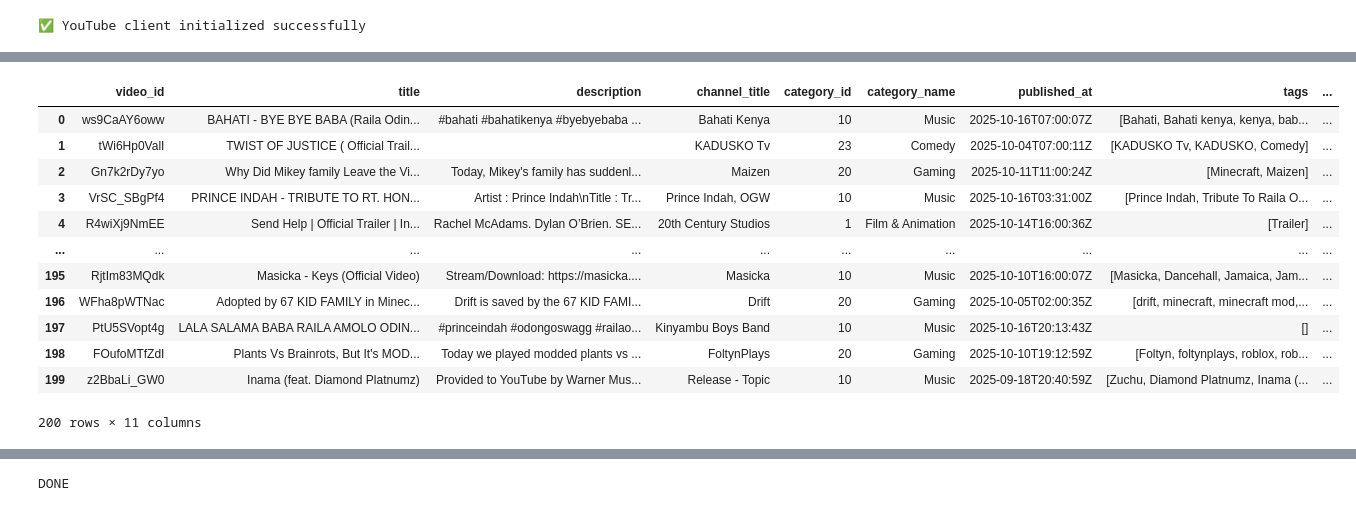
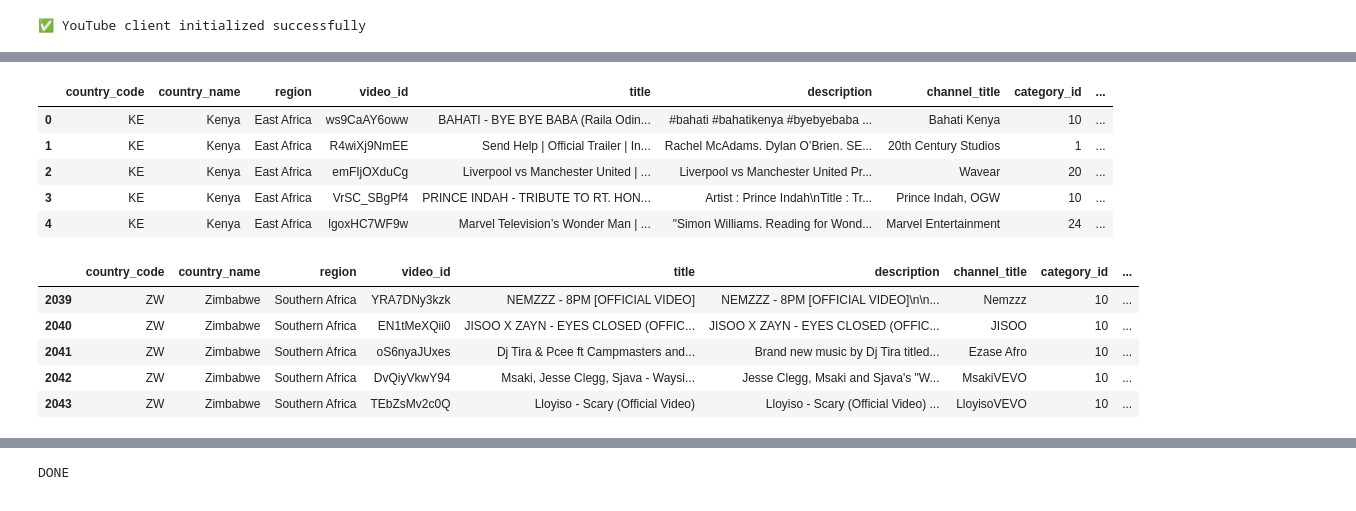
Before and after one commit to adrianjuliusaluoch/Market-Prices, a Jupyter notebook: youtube_trends.ipynb, the cells around one changed output, grey strips where cells are left out. Saved outputs shown, nothing was run; the diff lists cells and outputs as text; code cells hidden in the pictures.

```diff
--- a/youtube_trends.ipynb
+++ b/youtube_trends.ipynb
@@ -150,19 +154,21 @@ memory usage: 17.3+ KB
 # %%
-bigdata
+bigdata.head()
 # %% [output]
-|  | video_id | title | description | channel_title | category_id | category_name | published_at | tags | ... |
-| 0 | ws9CaAY6oww | BAHATI - BYE BYE BABA (Raila Odin... | #bahati #bahatikenya #byebyebaba ... | Bahati Kenya | 10 | Music | 2025-10-16T07:00:07Z | [Bahati, Bahati kenya, kenya, bab... | ... |
-| 1 | tWi6Hp0ValI | TWIST OF JUSTICE ( Official Trail... |  | KADUSKO Tv | 23 | Comedy | 2025-10-04T07:00:11Z | [KADUSKO Tv, KADUSKO, Comedy] | ... |
-| 2 | Gn7k2rDy7yo | Why Did Mikey family Leave the Vi... | Today, Mikey's family has suddenl... | Maizen | 20 | Gaming | 2025-10-11T11:00:24Z | [Minecraft, Maizen] | ... |
-| 3 | VrSC_SBgPf4 | PRINCE INDAH - TRIBUTE TO RT. HON... | Artist : Prince Indah\nTitle : Tr... | Prince Indah, OGW | 10 | Music | 2025-10-16T03:31:00Z | [Prince Indah, Tribute To Raila O... | ... |
-| 4 | R4wiXj9NmEE | Send Help | Official Trailer | In... | Rachel McAdams. Dylan O’Brien. SE... | 20th Century Studios | 1 | Film & Animation | 2025-10-14T16:00:36Z | [Trailer] | ... |
-| ... | ... | ... | ... | ... | ... | ... | ... | ... | ... |
-| 195 | RjtIm83MQdk | Masicka - Keys (Official Video) | Stream/Download: https://masicka.... | Masicka | 10 | Music | 2025-10-10T16:00:07Z | [Masicka, Dancehall, Jamaica, Jam... | ... |
-| 196 | WFha8pWTNac | Adopted by 67 KID FAMILY in Minec... | Drift is saved by the 67 KID FAMI... | Drift | 20 | Gaming | 2025-10-05T02:00:35Z | [drift, minecraft, minecraft mod,... | ... |
-| 197 | PtU5SVopt4g | LALA SALAMA BABA RAILA AMOLO ODIN... | #princeindah #odongoswagg #railao... | Kinyambu Boys Band | 10 | Music | 2025-10-16T20:13:43Z | [] | ... |
-| 198 | FOufoMTfZdI | Plants Vs Brainrots, But It's MOD... | Today we played modded plants vs ... | FoltynPlays | 20 | Gaming | 2025-10-10T19:12:59Z | [Foltyn, foltynplays, roblox, rob... | ... |
-| 199 | z2BbaLi_GW0 | Inama (feat. Diamond Platnumz) | Provided to YouTube by Warner Mus... | Release - Topic | 10 | Music | 2025-09-18T20:40:59Z | [Zuchu, Diamond Platnumz, Inama (... | ... |
+|  | country_code | country_name | region | video_id | title | description | channel_title | category_id | ... |
+| 0 | KE | Kenya | East Africa | ws9CaAY6oww | BAHATI - BYE BYE BABA (Raila Odin... | #bahati #bahatikenya #byebyebaba ... | Bahati Kenya | 10 | ... |
+| 1 | KE | Kenya | East Africa | R4wiXj9NmEE | Send Help | Official Trailer | In... | Rachel McAdams. Dylan O’Brien. SE... | 20th Century Studios | 1 | ... |
+| 2 | KE | Kenya | East Africa | emFIjOXduCg | Liverpool vs Manchester United | ... | Liverpool vs Manchester United Pr... | Wavear | 20 | ... |
+| 3 | KE | Kenya | East Africa | VrSC_SBgPf4 | PRINCE INDAH - TRIBUTE TO RT. HON... | Artist : Prince Indah\nTitle : Tr... | Prince Indah, OGW | 10 | ... |
+| 4 | KE | Kenya | East Africa | lgoxHC7WF9w | Marvel Television’s Wonder Man | ... | "Simon Williams. Reading for Wond... | Marvel Entertainment | 24 | ... |
-200 rows × 11 columns
+# %%
+bigdata.tail()
+# %% [output]
+|  | country_code | country_name | region | video_id | title | description | channel_title | category_id | ... |
+| 2039 | ZW | Zimbabwe | Southern Africa | YRA7DNy3kzk | NEMZZZ - 8PM [OFFICIAL VIDEO] | NEMZZZ - 8PM [OFFICIAL VIDEO]\n\n... | Nemzzz | 10 | ... |
+| 2040 | ZW | Zimbabwe | Southern Africa | EN1tMeXQii0 | JISOO X ZAYN - EYES CLOSED (OFFIC... | JISOO X ZAYN - EYES CLOSED (OFFIC... | JISOO | 10 | ... |
+| 2041 | ZW | Zimbabwe | Southern Africa | oS6nyaJUxes | Dj Tira & Pcee ft Campmasters and... | Brand new music by Dj Tira titled... | Ezase Afro | 10 | ... |
+| 2042 | ZW | Zimbabwe | Southern Africa | DvQiyVkwY94 | Msaki, Jesse Clegg, Sjava - Waysi... | Jesse Clegg, Msaki and Sjava's "W... | MsakiVEVO | 10 | ... |
+| 2043 | ZW | Zimbabwe | Southern Africa | TEbZsMv2c0Q | Lloyiso - Scary (Official Video) | Lloyiso - Scary (Official Video) ... | LloyisoVEVO | 10 | ... |
 # %%
 bigdata['category_name'].value_counts()
 # %% [output]
```
Also changed, not shown: parts of 8 cells of this notebook.
